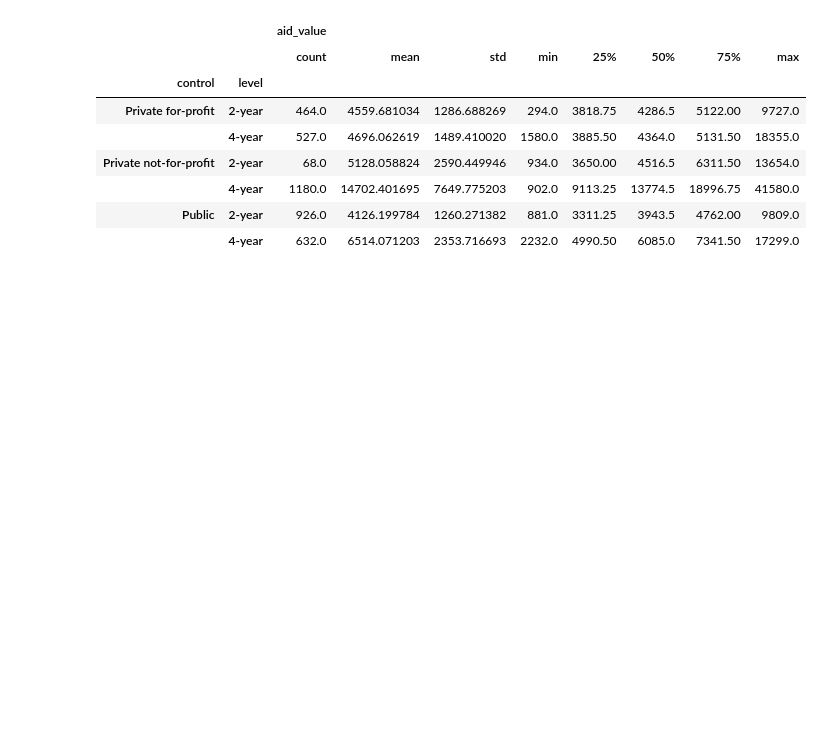
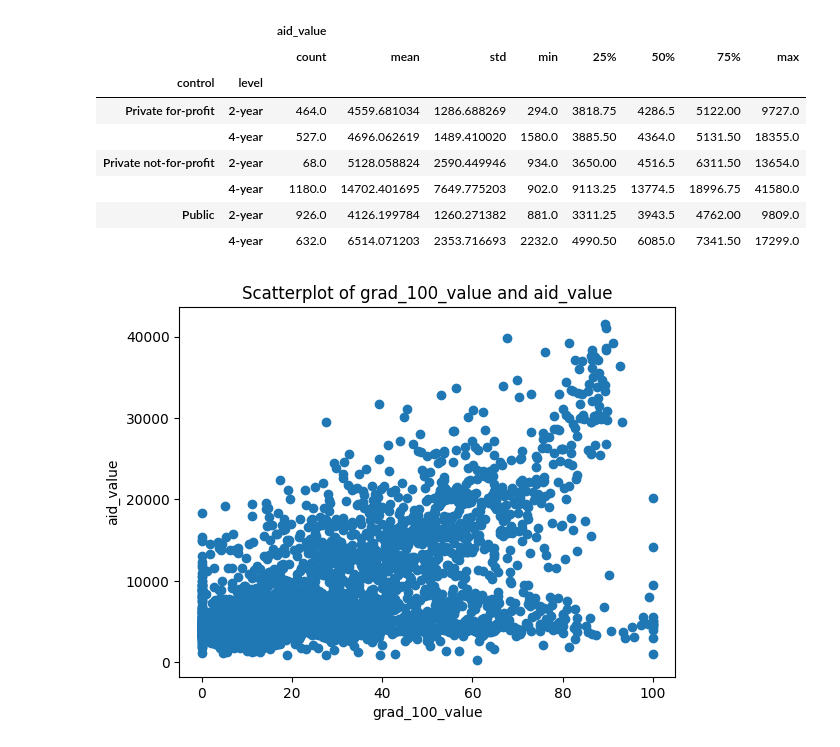
Before and after one commit to eaa3ug/visualization_assignment, a Jupyter notebook: assignment.ipynb, the cells around one changed output. Cells and saved outputs as stored; diff of their text form; code cells hidden in the pictures; blank space fills up the shorter version.

```diff
--- a/assignment.ipynb
+++ b/assignment.ipynb
@@ -200,3 +200,11 @@ gdf_2.describe()
 |  | 4-year | 1180.0 | 14702.401695 | 7649.775203 | 902.0 | 9113.25 | 13774.5 | 18996.75 | 41580.0 |
 | Public | 2-year | 926.0 | 4126.199784 | 1260.271382 | 881.0 | 3311.25 | 3943.5 | 4762.00 | 9809.0 |
 |  | 4-year | 632.0 | 6514.071203 | 2353.716693 | 2232.0 | 4990.50 | 6085.0 | 7341.50 | 17299.0 |
+# %%
+plt.scatter(df_narrow['grad_100_value'], df_narrow['aid_value'])
+plt.title('Scatterplot of grad_100_value and aid_value')
+plt.xlabel('grad_100_value')
+plt.ylabel('aid_value')
+plt.show()
+# %% [output]
+[figure, added]
```
Also changed, not shown: parts of 1 cell of this notebook.
